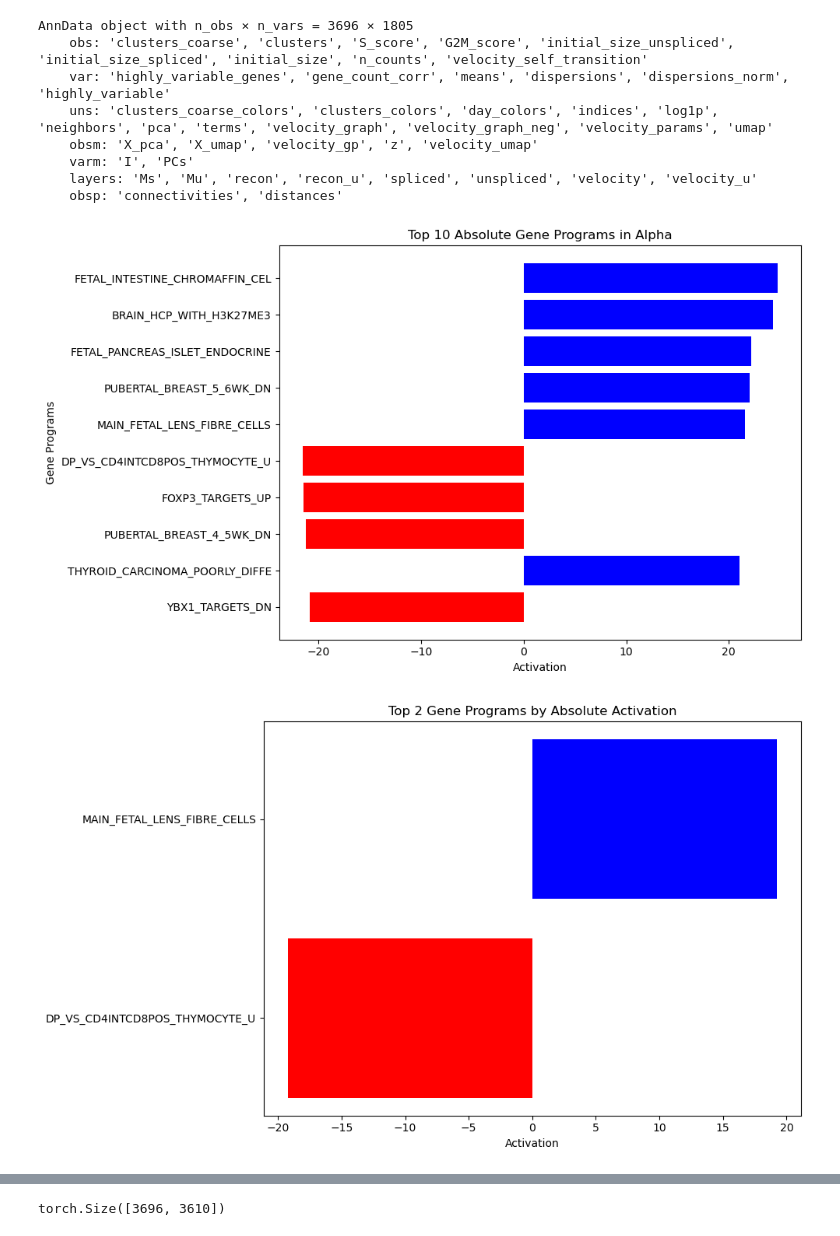
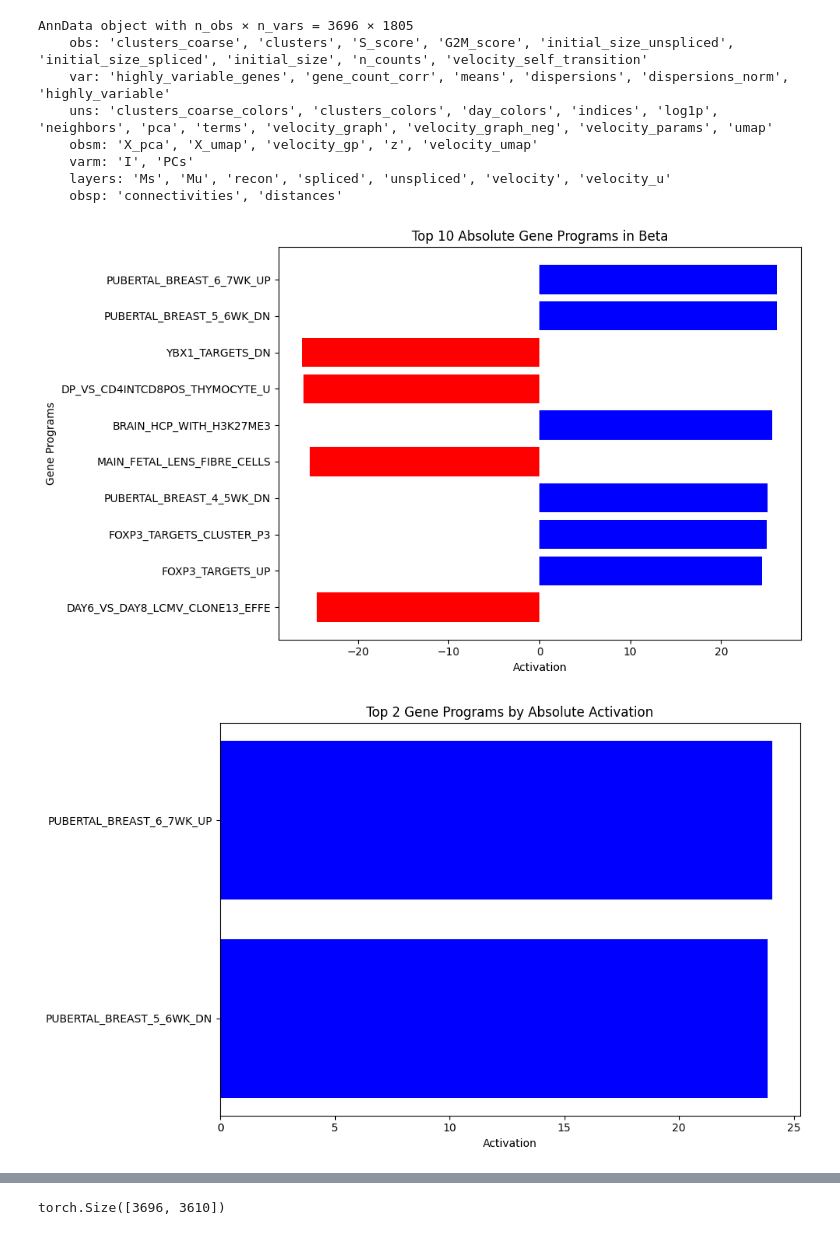
Before and after one commit to leonardogolinelli/lineageVI, a Jupyter notebook: downstream_notebook.ipynb, the cells around one changed output, grey strips where cells are left out. Cells and saved outputs as stored; diff of their text form; code cells hidden in the pictures.

```diff
--- a/downstream_notebook.ipynb
+++ b/downstream_notebook.ipynb
@@ -9,5 +9,5 @@ import torch
 # %%
-adata = sc.read_h5ad('/home/lgolinelli/git/lineageVI/outputs_20250721_190752/adata_with_velocity.h5ad')
+adata = sc.read_h5ad('/home/lgolinelli/git/lineageVI/output_model_test2/adata_with_velocity.h5ad')
 # %%
 adata.layers['velocity'] *=-1
 adata.obsm['velocity_gp'] *=-1
@@ -80,21 +78,21 @@ AnnData object with n_obs × n_vars = 3696 × 1805
     uns: 'clusters_coarse_colors', 'clusters_colors', 'day_colors', 'indices', 'log1p', 'neighbors', 'pca', 'terms', 'velocity_graph', 'velocity_graph_neg', 'velocity_params', 'umap'
     obsm: 'X_pca', 'X_umap', 'velocity_gp', 'z', 'velocity_umap'
     varm: 'I', 'PCs'
-    layers: 'Ms', 'Mu', 'recon', 'recon_u', 'spliced', 'unspliced', 'velocity', 'velocity_u'
+    layers: 'Ms', 'Mu', 'recon', 'spliced', 'unspliced', 'velocity', 'velocity_u'
     obsp: 'connectivities', 'distances'
 # %%
 plot_top_gps_per_celltype(adata,
                         groupby="clusters",
                         latent_key="z",
                         term_key="terms",
                         n=10,
-                        target_group='Alpha')
+                        target_group='Beta')
 # %% [output]
-[figure, old version]
+[figure, new version]
 # %%
 plot_top_gps_activation(adata, latent_key="z", terms_key="terms", n=2)
 # %% [output]
-[figure, old version]
+[figure, new version]
 # %%
 term_x = 'MAIN_FETAL_LENS_FIBRE_CELLS'
 term_y = 'DP_VS_CD4INTCD8POS_THYMOCYTE_U'
```
Also changed, not shown: parts of 13 cells of this notebook, 15 other files.
